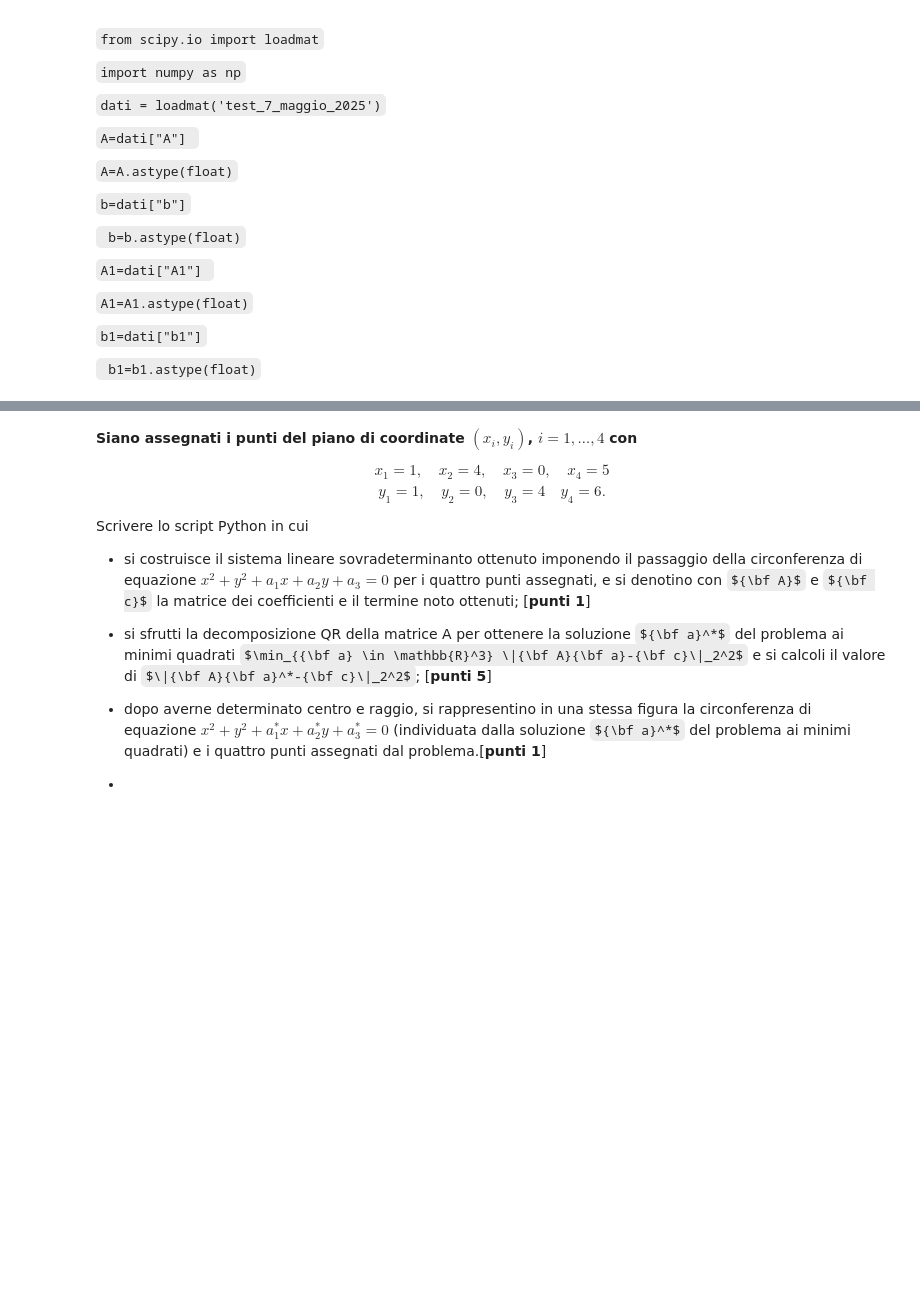
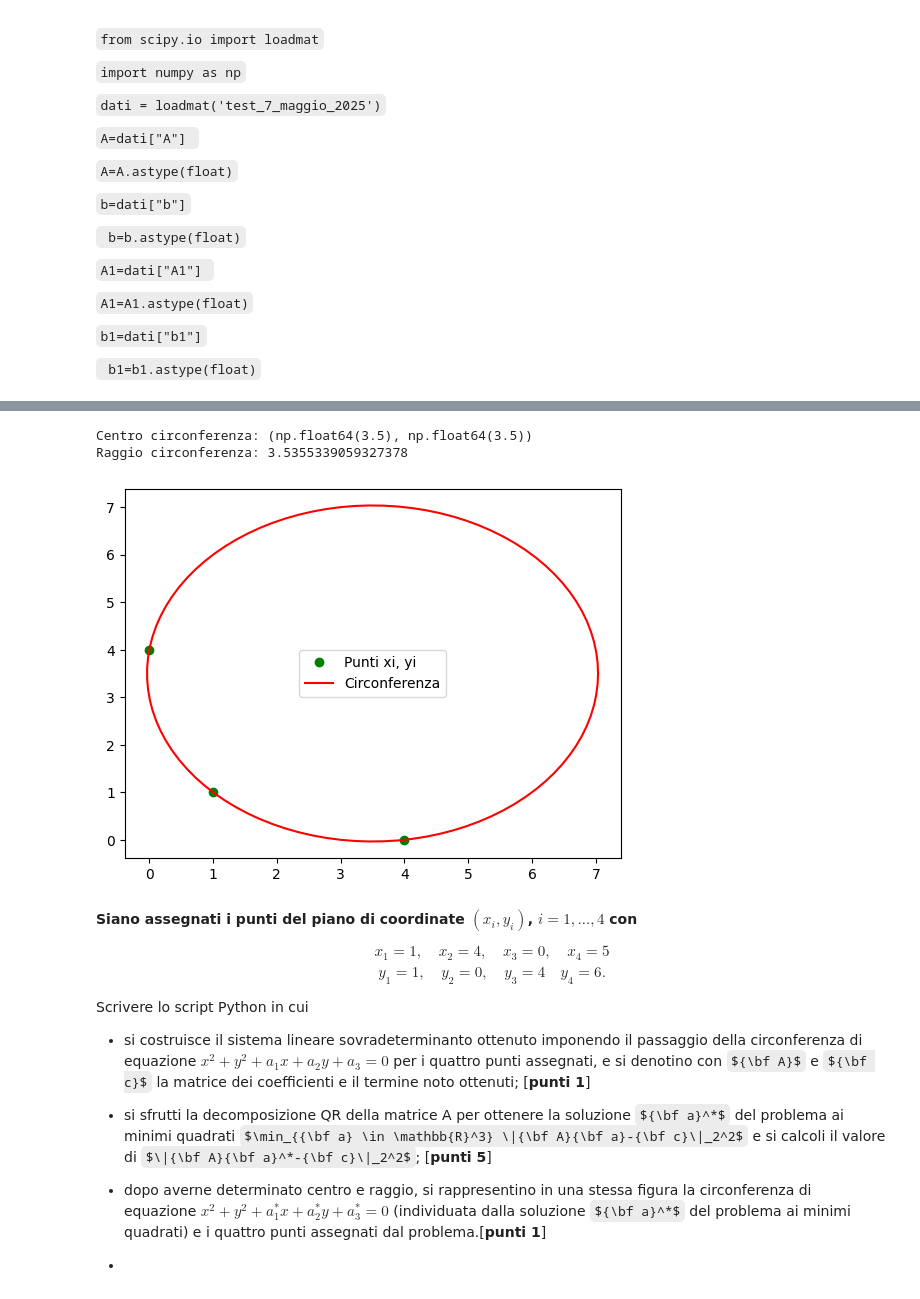
Before and after one commit to lspita/unibo-metodi-numerici-ia, a Jupyter notebook: esami/2025-05-07/Esame_Metodi_Numerici_7_Maggio_2025.ipynb, the cells around one changed output, grey strips where cells are left out. Cells and saved outputs as stored; diff of their text form; code cells hidden in the pictures; some formulas as TeX source; blank space fills up the shorter version.

```diff
--- a/esami/2025-05-07/Esame_Metodi_Numerici_7_Maggio_2025.ipynb
+++ b/esami/2025-05-07/Esame_Metodi_Numerici_7_Maggio_2025.ipynb
@@ -70,0 +277,24 @@ Scrivere lo script Python  in cui
+# %%
+# punto 1
+# Sostituisco x e y ogni volta con uno dei 3 punti
+M = np.array([
+    [1, 1, 1],
+    [4, 0, 1],
+    [0, 4, 1],
+])
+b = np.array([-2, -16, -16]).reshape((-1, 1))
+# %%
+# punto 2
+mostra_caratteristiche("M", M) # quadrata, piccola, densa, ben condizionata, non simmetrica e non definita positiva: utilizzo la fattorizzazione LU di Gauss
+
+def gauss_lu(A, b):
+    PT, L, U = sp.linalg.lu(A)
+    P=PT.T.copy()
+
+    x, flag = Lsolve(L, P@b)
+    if flag == 0:
+        return Usolve(U, x)[0]
+    return None
+
+a = gauss_lu(M, b)
+print("Soluzione Ma = b:", a)
@@ -71,3 +314,26 @@ Scrivere lo script Python  in cui
+# %%
+# punto 3
+a1, a2, a3 = a.flatten()
+Cx = -a1/2
+Cy = -a2/2
+r = np.sqrt((a1**2)/4 + (a2**2)/4 - a3)
+print("Centro circonferenza:", (Cx, Cy))
+print("Raggio circonferenza:", r)
+
+fx = lambda t: Cx + r*np.cos(t)
+fy = lambda t: Cy + r*np.sin(t)
+
+t = np.linspace(0, 2*np.pi, 100)
+xi = np.array([1, 4, 0])
+yi = np.array([1, 0, 4])
+plt.plot(xi, yi, "go", label="Punti xi, yi")
+plt.plot(fx(t), fy(t), "r-", label="Circonferenza")
+plt.legend()
+plt.show()
+# %% [output]
+Centro circonferenza: (np.float64(3.5), np.float64(3.5))
+Raggio circonferenza: 3.5355339059327378
+[figure, added]
 # %% [markdown]
 **Siano assegnati i punti del piano di coordinate $(x_i, y_i)$, $i=1,\ldots,4$ con**
 $$
```
Also changed, not shown: parts of 11 cells of this notebook.
